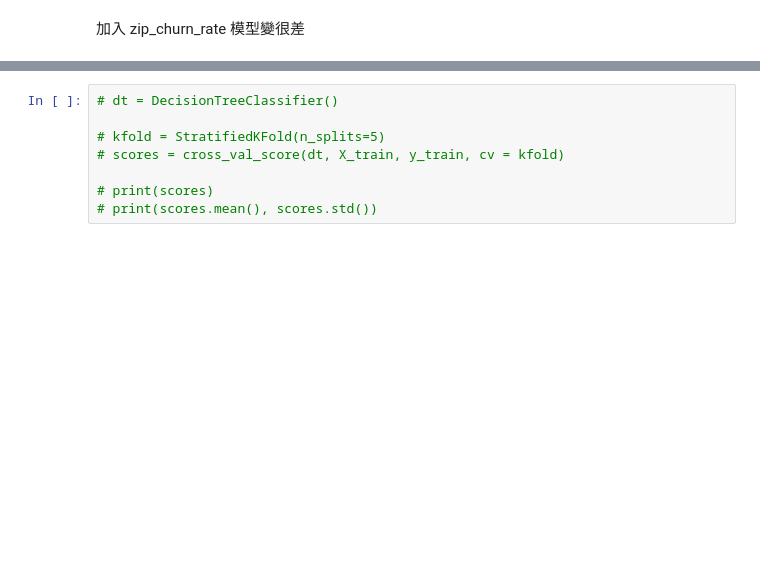
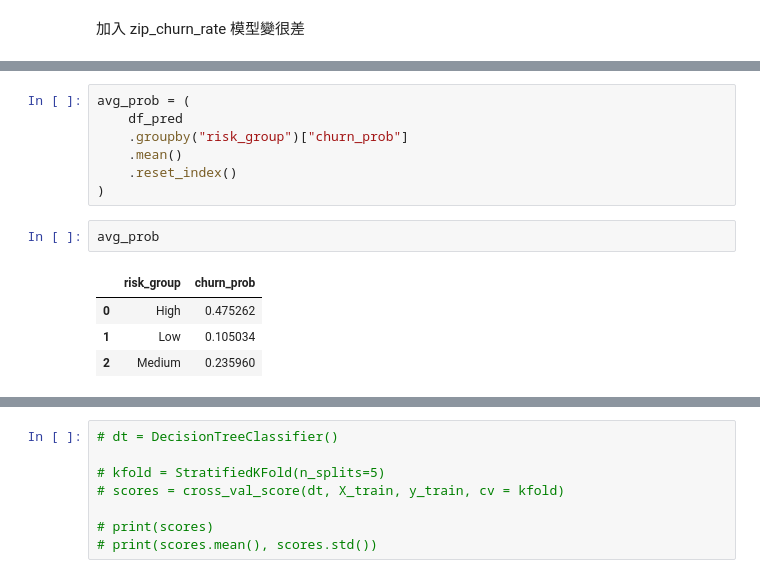
Before and after one commit to Jim-Yang98/churnpredict_exploration, a Jupyter notebook: 預測流失.ipynb, the cells around one changed output, grey strips where cells are left out. Saved outputs shown, nothing was run; the diff lists cells and outputs as text; blank space fills up the shorter version.

```diff
--- a/預測流失.ipynb
+++ b/預測流失.ipynb
@@ -1673,0 +1868,14 @@ And if memory is not enough, you can set `force_col_wise=true`.
+# %%
+avg_prob = (
+    df_pred
+    .groupby("risk_group")["churn_prob"]
+    .mean()
+    .reset_index()
+)
+# %%
+avg_prob
+# %% [output]
+|  | risk_group | churn_prob |
+| 0 | High | 0.475262 |
+| 1 | Low | 0.105034 |
+| 2 | Medium | 0.235960 |
```
Also changed, not shown: parts of 57 cells of this notebook.
